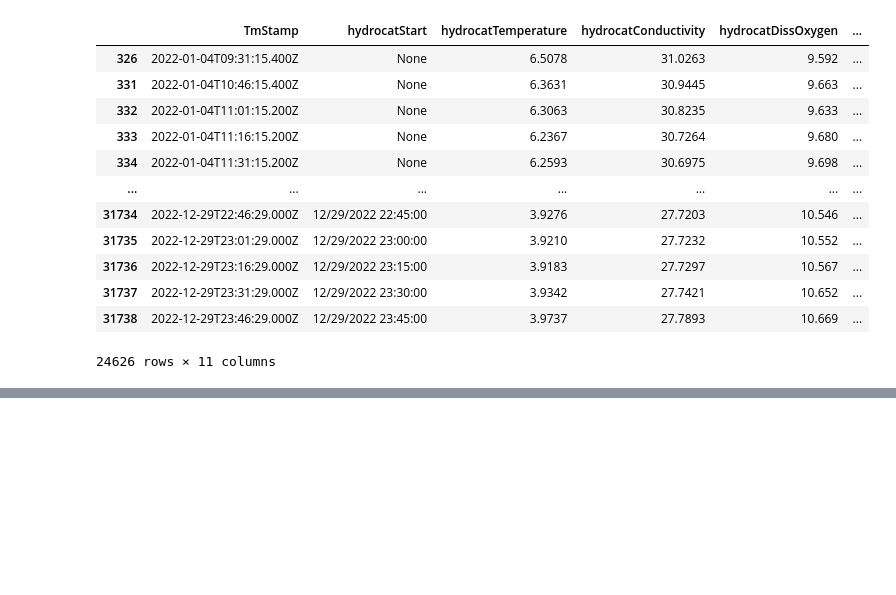
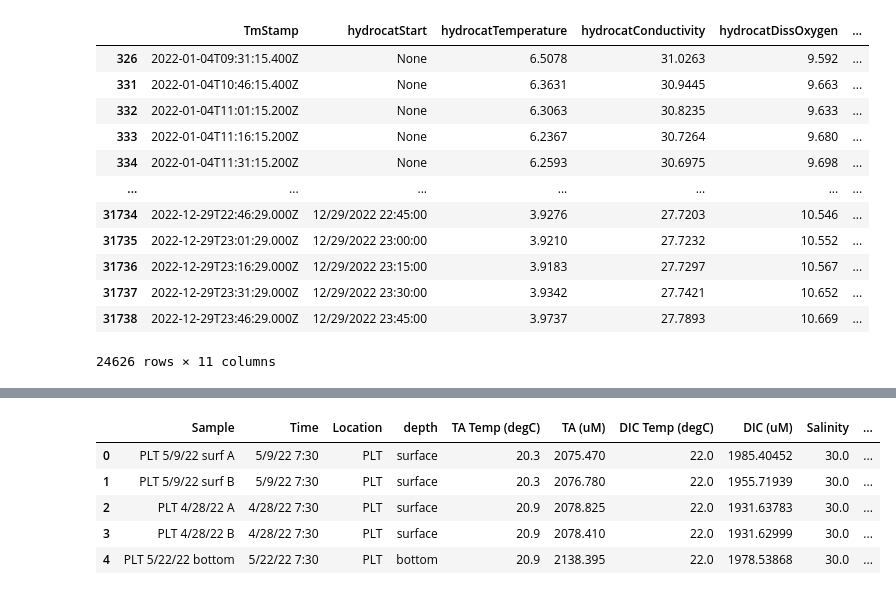
Before and after one commit to abby-baskind/phyto, a Jupyter notebook: dataretrieval_test.ipynb, the cells around one changed output, grey strips where cells are left out. Saved outputs shown, nothing was run; the diff lists cells and outputs as text; code cells hidden in the pictures; blank space fills up the shorter version.

```diff
--- a/dataretrieval_test.ipynb
+++ b/dataretrieval_test.ipynb
@@ -42,0 +133,4 @@ df
+# %%
+for ind in df.index:
+    if math.isnan(df['TA (uM)'][ind]) or math.isnan(df['DIC (uM)'][ind]):
+        df = df.drop(ind)
@@ -42,0 +140,18 @@ df
+# %%
+df['P'] = 0
+# %%
+df['rho_DIC'] = gsw.rho(df['Salinity'], df['DIC Temp (degC)'], df['P'])
+df['rho_TA'] = gsw.rho(df['Salinity'], df['TA Temp (degC)'], df['P'])
+
+df['DIC (umol/kg)'] = df['DIC (uM)']/df['rho_DIC']/0.001
+df['TA (umol/kg)'] = df['TA (uM)']/df['rho_TA']/0.001
+
+
+df.head()
+# %% [output]
+|  | Sample | Time | Location | depth | TA Temp (degC) | TA (uM) | DIC Temp (degC) | DIC (uM) | Salinity | ... |
+| 0 | PLT 5/9/22 surf A | 5/9/22 7:30 | PLT | surface | 20.3 | 2075.470 | 22.0 | 1985.40452 | 30.0 | ... |
+| 1 | PLT 5/9/22 surf B | 5/9/22 7:30 | PLT | surface | 20.3 | 2076.780 | 22.0 | 1955.71939 | 30.0 | ... |
+| 2 | PLT 4/28/22 A | 4/28/22 7:30 | PLT | surface | 20.9 | 2078.825 | 22.0 | 1931.63783 | 30.0 | ... |
+| 3 | PLT 4/28/22 B | 4/28/22 7:30 | PLT | surface | 20.9 | 2078.410 | 22.0 | 1931.62999 | 30.0 | ... |
+| 4 | PLT 5/22/22 bottom | 5/22/22 7:30 | PLT | bottom | 20.9 | 2138.395 | 22.0 | 1978.53868 | 30.0 | ... |
```
Also changed, not shown: parts of 14 cells of this notebook, 5 other files.
